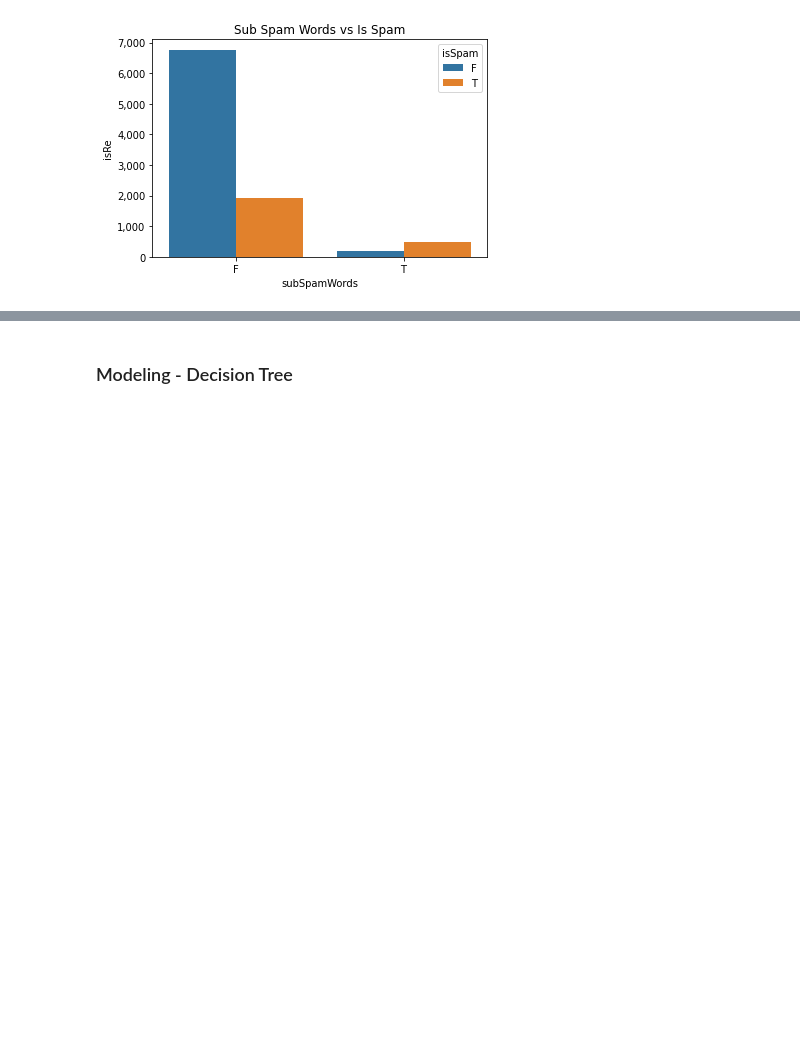
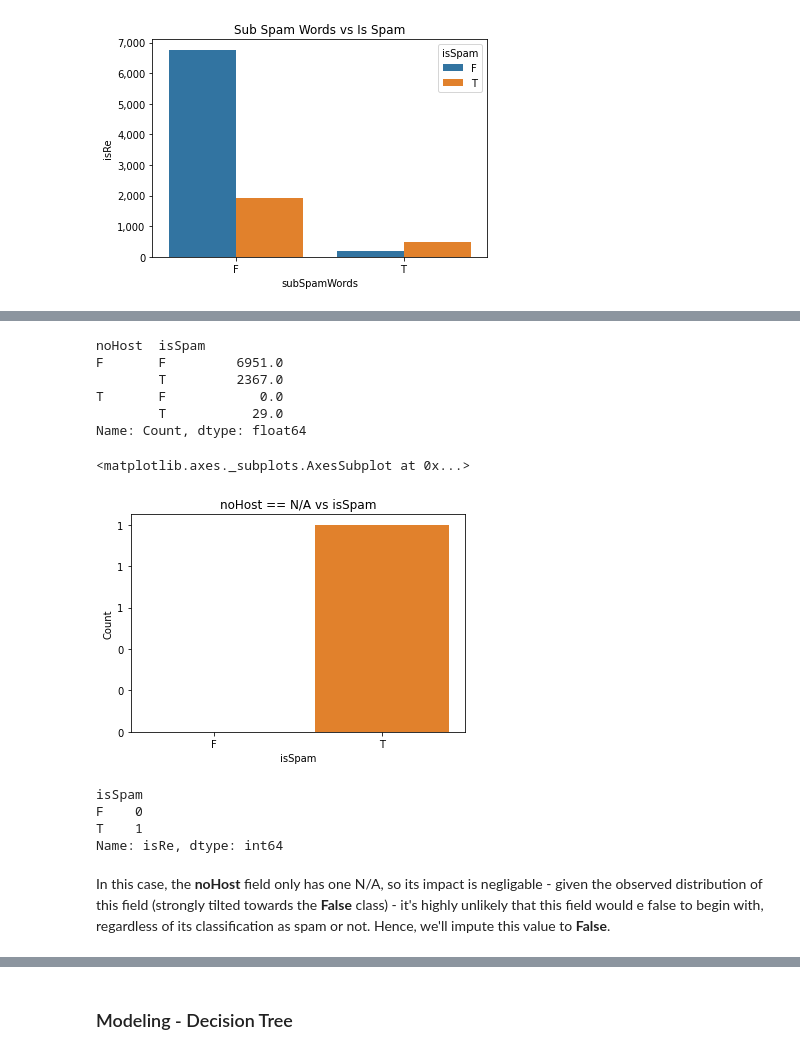
Before and after one commit to sterlingbeason/MSDS-7333-QTW, a Jupyter notebook: Case_Study_3/notebook_final_ER.ipynb, the cells around one changed output, grey strips where cells are left out. Saved outputs shown, nothing was run; the diff lists cells and outputs as text; code cells hidden in the pictures; blank space fills up the shorter version.

```diff
--- a/Case_Study_3/notebook_final_ER.ipynb
+++ b/Case_Study_3/notebook_final_ER.ipynb
@@ -151,0 +234,27 @@ p1.set_yticklabels(y_ticklabels)
+# %%
+group_by_host.groupby(['noHost', 'isSpam'])['Count'].sum()
+# %% [output]
+noHost  isSpam
+F       F         6951.0
+        T         2367.0
+T       F            0.0
+        T           29.0
+Name: Count, dtype: float64
+# %%
+p2 = sns.barplot(data = host_na.groupby(['isSpam']).count().reset_index().rename(columns={'isRe':'Count'}), x='isSpam', y='Count')
+p2.set_title('noHost == N/A vs isSpam')
+y_ticklabels = [f'{y:,.0f}' for y in p2.get_yticks()]
+p2.set_yticklabels(y_ticklabels)
+p2
+# %% [output]
+<matplotlib.axes._subplots.AxesSubplot at 0x...>
+[figure, added]
+# %%
+host_na.groupby(['isSpam'])['isRe'].count()
+# %% [output]
+isSpam
+F    0
+T    1
+Name: isRe, dtype: int64
+# %% [markdown]
+In this case, the **noHost** field only has one N/A, so its impact is negligable - given the observed distribution of this field (strongly tilted towards the **False** class) - it's highly unlikely that this field would e false to begin with, regardless of its classification as spam or not. Hence, we'll impute this value to **False**.
```
Also changed, not shown: parts of 37 cells of this notebook, 1 other file.
